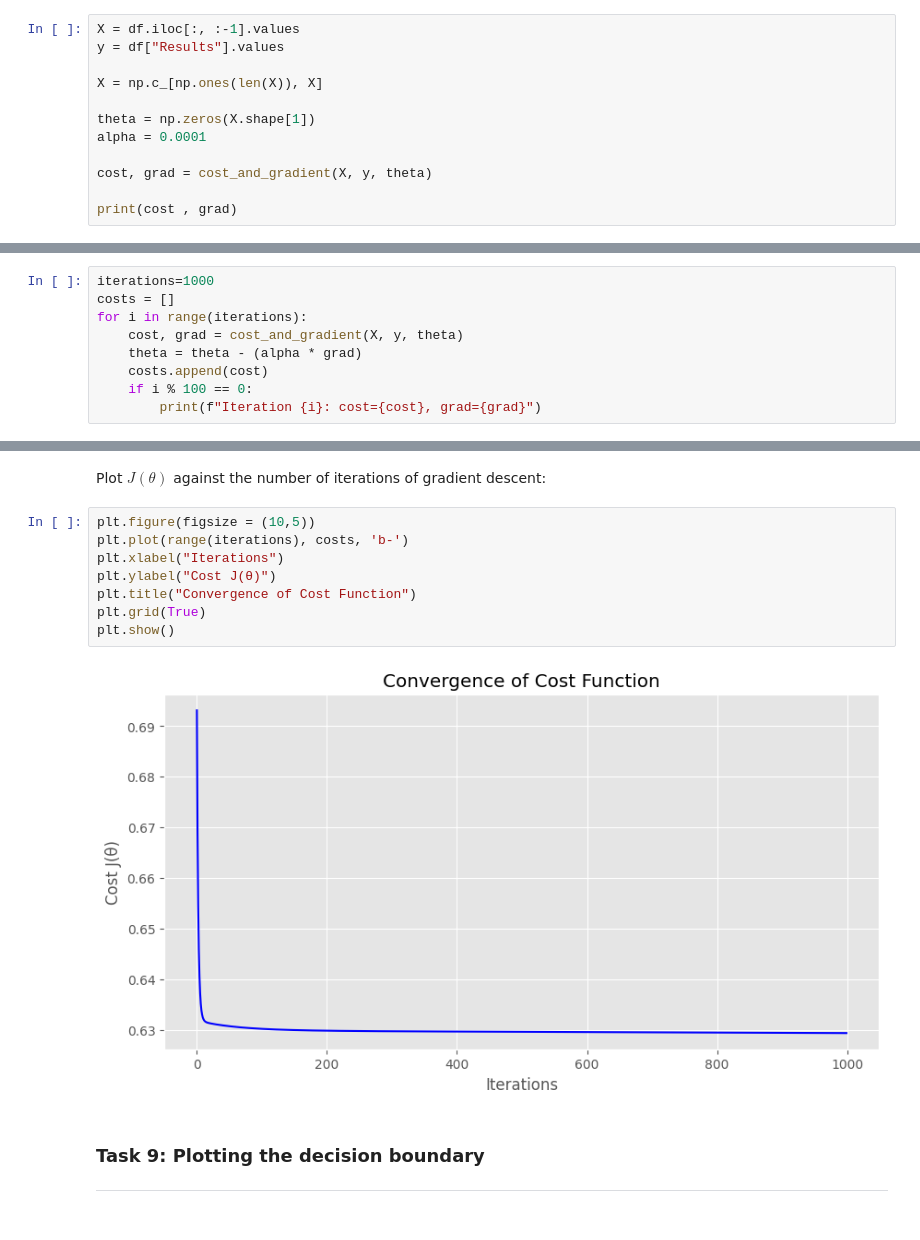
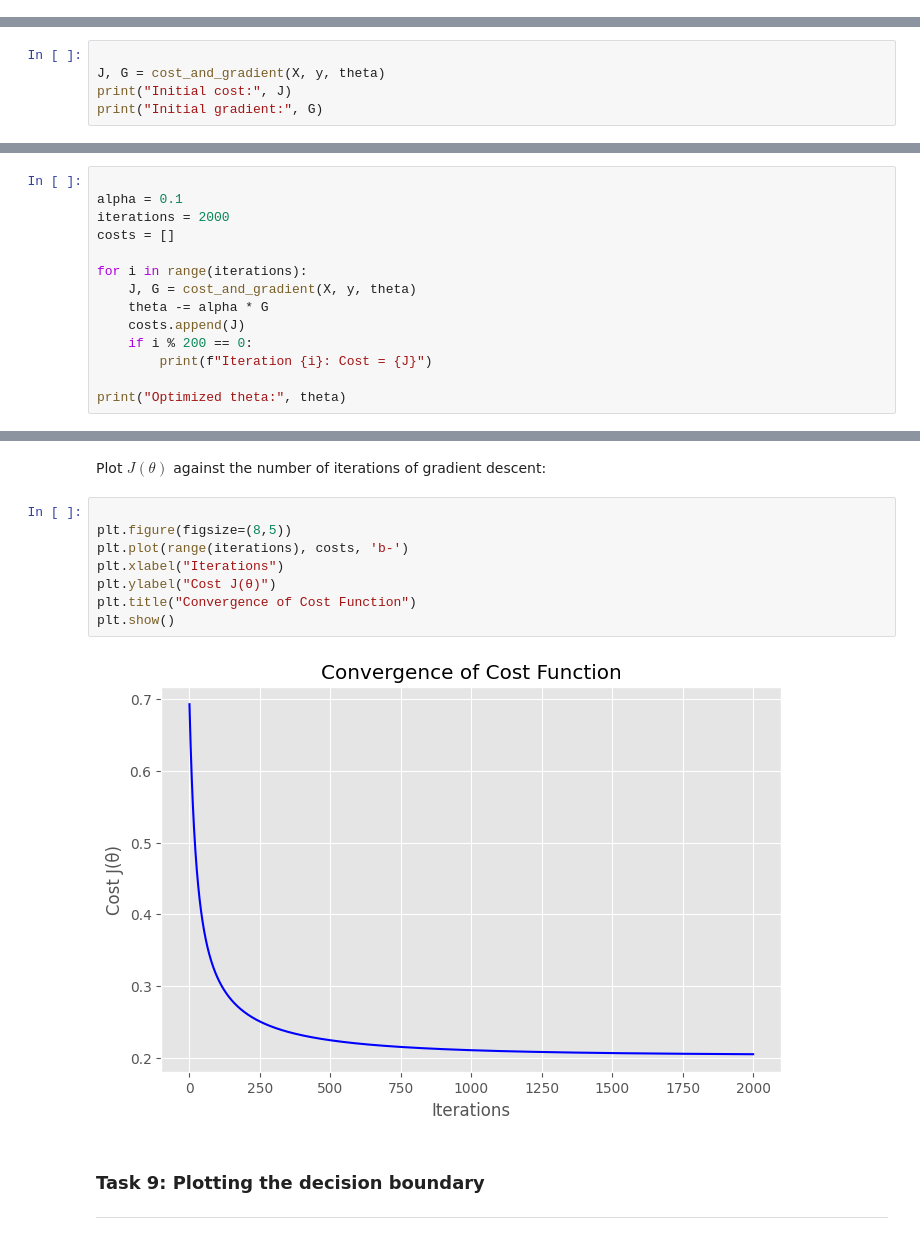
Before and after one commit to ShaikMohammad786/Machine-Learning-SEMV-Labs, a Jupyter notebook: Lab4_AP23110011178.ipynb, the cells around one changed output, grey strips where cells are left out. Drawn from its saved outputs; the diff is of its cells as text.

```diff
--- a/Lab4_AP23110011178.ipynb
+++ b/Lab4_AP23110011178.ipynb
@@ -103,15 +111,3 @@ def cost_and_gradient(X, y, theta):
 # %% [markdown]
 ### Task 6: Cost and Gradient at Initialization
 ---
-# %%
-X = df.iloc[:, :-1].values
-y = df["Results"].values
-
-X = np.c_[np.ones(len(X)), X]
-
-theta = np.zeros(X.shape[1])
-alpha = 0.0001
-
-cost, grad = cost_and_gradient(X, y, theta)
-
-print(cost , grad)
@@ -119,0 +114,5 @@ print(cost , grad)
+# %%
+
+J, G = cost_and_gradient(X, y, theta)
+print("Initial cost:", J)
+print("Initial gradient:", G)
@@ -124,12 +126,17 @@ print(cost , grad)
 Minimize the cost function $J(\theta)$ by updating the below equation and repeat until convergence
 $\theta_j := \theta_j - \alpha \frac{\partial J(\theta)}{\partial \theta_j}$ (simultaneously update $\theta_j$ for all $j$)
 # %%
-iterations=1000
+
+alpha = 0.1
+iterations = 2000
 costs = []
+
 for i in range(iterations):
-    cost, grad = cost_and_gradient(X, y, theta)
-    theta = theta - (alpha * grad)
-    costs.append(cost)
-    if i % 100 == 0:
-        print(f"Iteration {i}: cost={cost}, grad={grad}")
+    J, G = cost_and_gradient(X, y, theta)
+    theta -= alpha * G
+    costs.append(J)
+    if i % 200 == 0:
+        print(f"Iteration {i}: Cost = {J}")
+
+print("Optimized theta:", theta)
 # %% [output]
@@ -149,15 +157,15 @@ Iteration 900: cost=0.6293825738035567, grad=[ 0.06977534 -0.00077455 -0.0002587
 # %% [markdown]
 Plot $J(\theta)$ against the number of iterations of gradient descent:
 # %%
-plt.figure(figsize = (10,5))
+
+plt.figure(figsize=(8,5))
 plt.plot(range(iterations), costs, 'b-')
 plt.xlabel("Iterations")
 plt.ylabel("Cost J(θ)")
 plt.title("Convergence of Cost Function")
-plt.grid(True)
 plt.show()
 # %% [output]
-[figure, old version]
+[figure, new version]
 # %% [markdown]
 ### Task 9: Plotting the decision boundary
 ---
```
Also changed, not shown: parts of 6 cells of this notebook.
